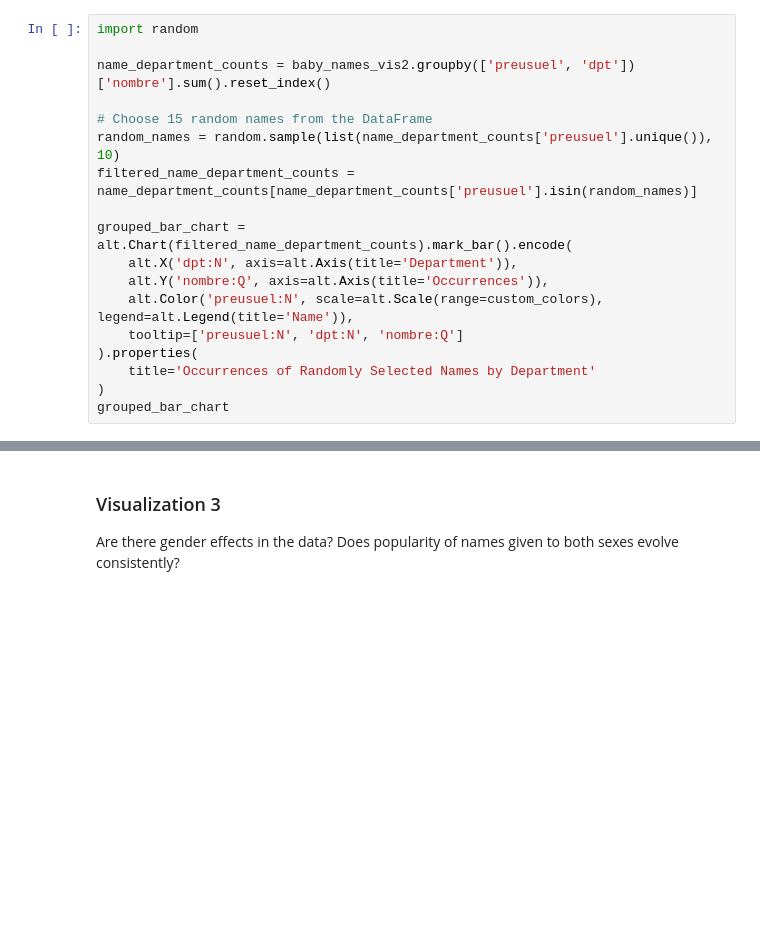
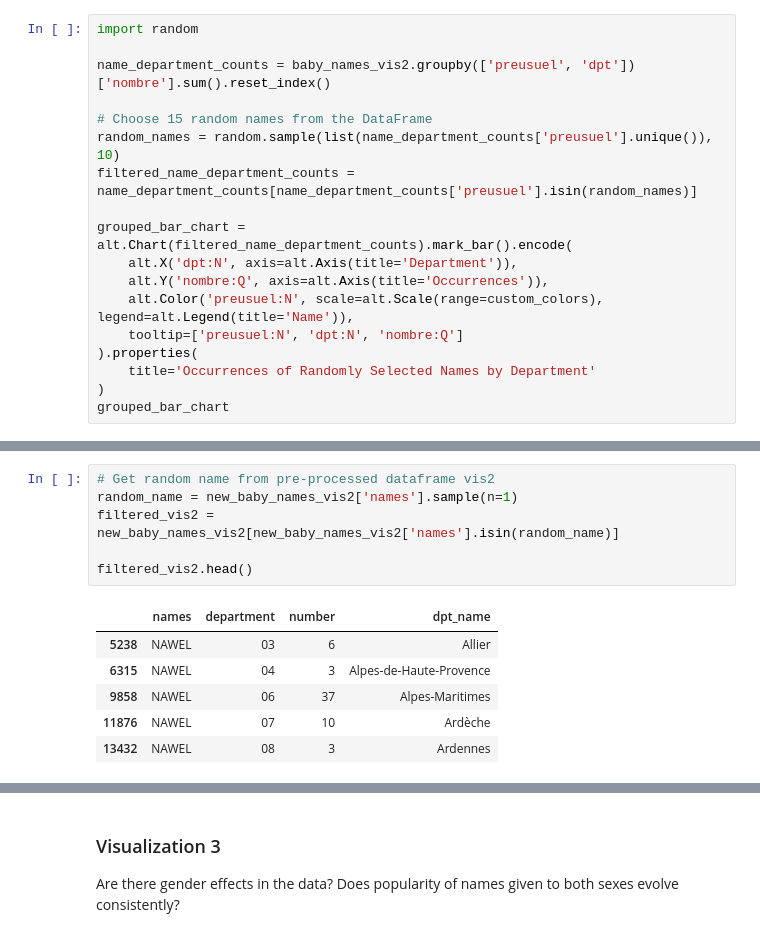
Before and after one commit to liadsantos/baby_names_visualization, a Jupyter notebook: implementations.ipynb, the cells around one changed output, grey strips where cells are left out. Saved outputs shown, nothing was run; the diff lists cells and outputs as text; blank space fills up the shorter version.

```diff
--- a/implementations.ipynb
+++ b/implementations.ipynb
@@ -284,0 +340,13 @@ grouped_bar_chart
+# %%
+# Get random name from pre-processed dataframe vis2
+random_name = new_baby_names_vis2['names'].sample(n=1)
+filtered_vis2 = new_baby_names_vis2[new_baby_names_vis2['names'].isin(random_name)]
+
+filtered_vis2.head()
+# %% [output]
+|  | names | department | number | dpt_name |
+| 5238 | NAWEL | 03 | 6 | Allier |
+| 6315 | NAWEL | 04 | 3 | Alpes-de-Haute-Provence |
+| 9858 | NAWEL | 06 | 37 | Alpes-Maritimes |
+| 11876 | NAWEL | 07 | 10 | Ardèche |
+| 13432 | NAWEL | 08 | 3 | Ardennes |
```
Also changed, not shown: parts of 9 cells of this notebook, 4 other files.
